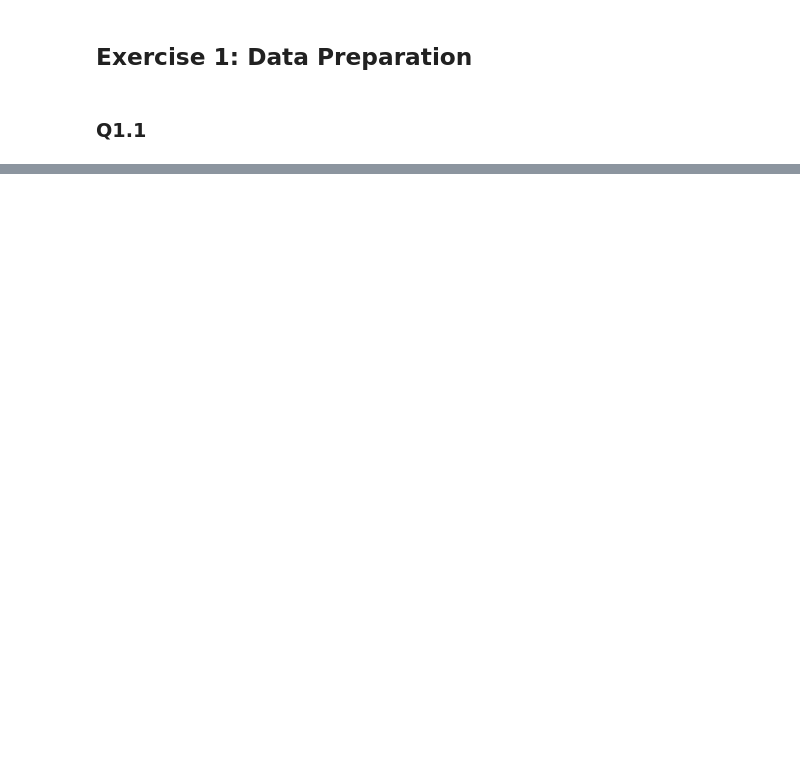
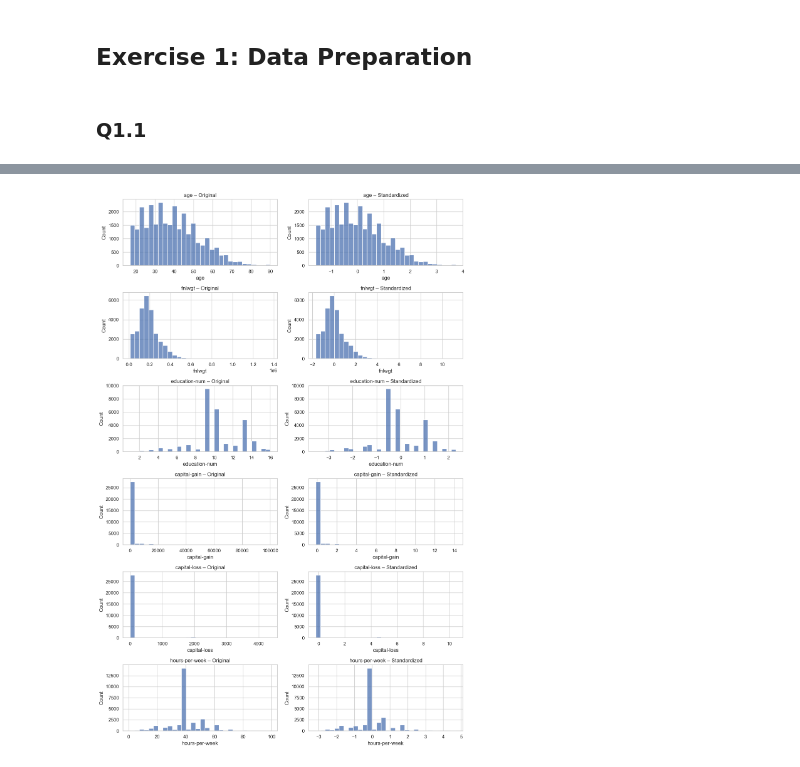
Before and after one commit to BjornIvar1/IDATG2208-Assignment2, a Jupyter notebook: Assignment2.ipynb, the cells around one changed output, grey strips where cells are left out. Saved outputs shown, nothing was run; the diff lists cells and outputs as text; code cells hidden in the pictures; blank space fills up the shorter version.

```diff
--- a/Assignment2.ipynb
+++ b/Assignment2.ipynb
@@ -32,0 +473,11 @@ print(adult.isna().sum)
+# %%
+from sklearn.preprocessing import StandardScaler
+
+# Standardize the numerical features
+x_standardized = StandardScaler().fit_transform(X_train[numerical_features])
+
+# Print before and after standardization
+print("Orignal mean: \n", X_train[numerical_features].mean())
+print("\nOrignal std: \n", X_train[numerical_features].std())
+print("\nNew means: \n", x_standardized.mean(axis=0))
+print("\nNew std: \n", x_standardized.std(axis=0))
@@ -32,0 +502,39 @@ print(adult.isna().sum)
+# %%
+# plot before and after standardization
+standardized_df = pd.DataFrame(
+    x_standardized,
+    columns=numerical_features,
+    index=X_train.index
+)
+
+fig, axes = plt.subplots(
+    nrows=len(numerical_features),
+    ncols=2,
+    figsize=(12, 18)
+)
+
+for row, feature in enumerate(numerical_features):
+    # Original distribution
+    sns.histplot(
+        X_train[feature],
+        bins=30,
+        ax=axes[row, 0]
+    )
+    axes[row, 0].set_title(
+        f"{feature} – Original"
+    )
+    # Standardized distribution
+    sns.histplot(
+        standardized_df[feature],
+        bins=30,
+        ax=axes[row, 1]
+    )
+
+    axes[row, 1].set_title(
+        f"{feature} – Standardized"
+    )
+
+plt.tight_layout()
+plt.show()
+# %% [output]
+[figure, added]
```
Also changed, not shown: parts of 104 cells of this notebook.
